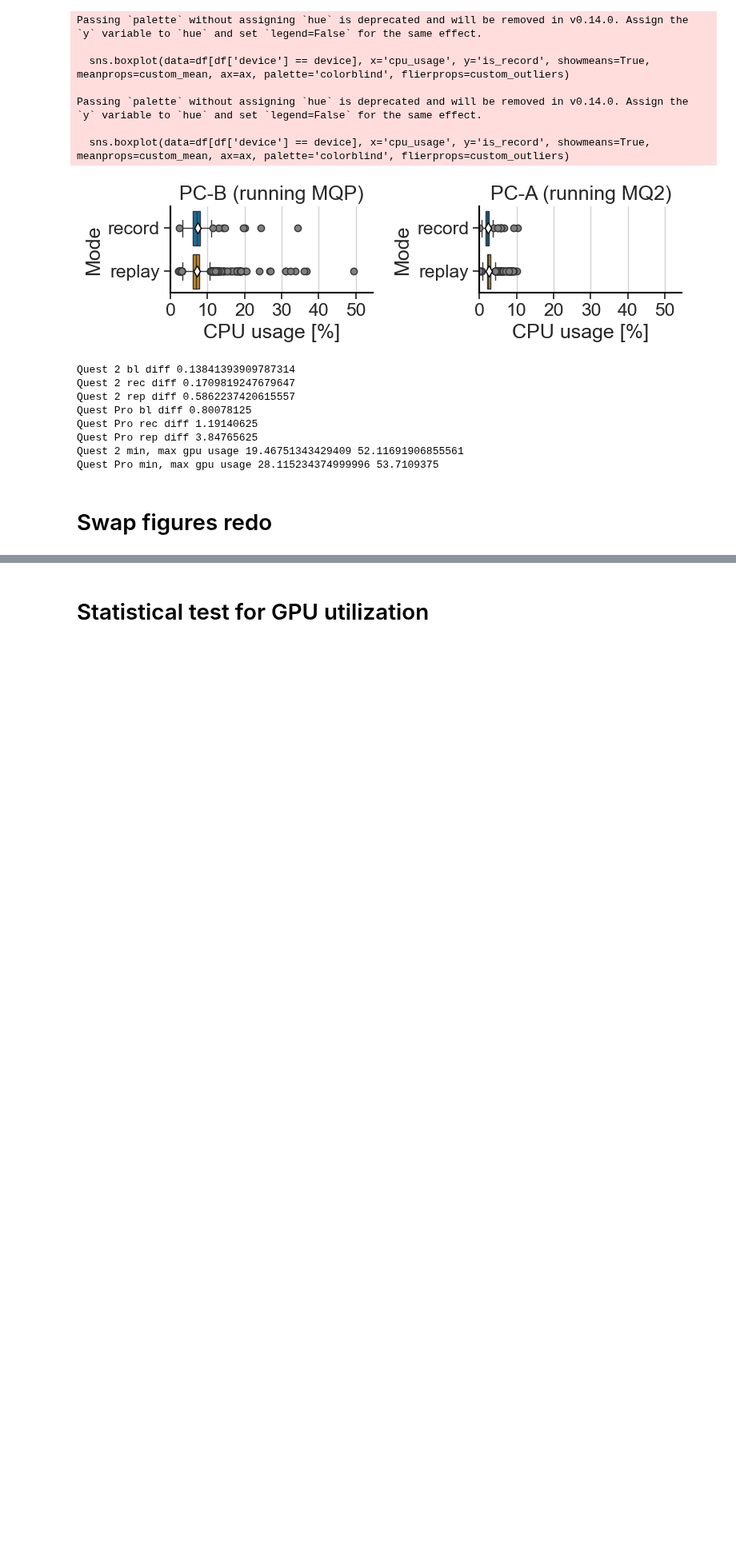
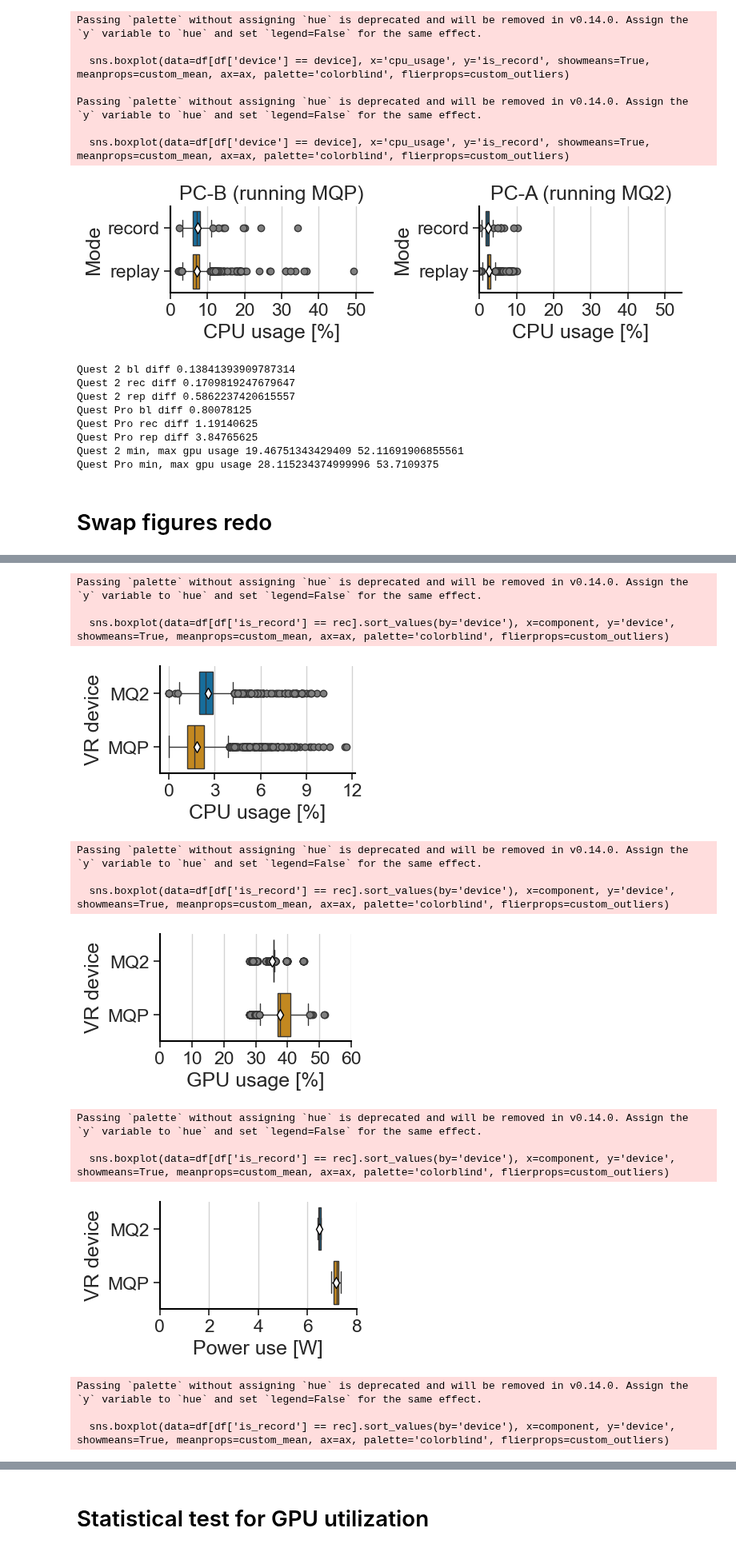
Before and after one commit to Raiduy/librnr-experiments, a Jupyter notebook: analysis_BM.ipynb, the cells around one changed output, grey strips where cells are left out. Shown at 80% size. Cells and saved outputs as stored; diff of their text form; code cells hidden in the pictures; blank space fills up the shorter version.

Commit message:
add offloading figures

```diff
--- a/analysis_BM.ipynb
+++ b/analysis_BM.ipynb
@@ -727,0 +760,11 @@ Passing `palette` without assigning `hue` is deprecated and will be removed in v
+# %%
+bm['experiment'] = 'validation'
+swap_bm['experiment'] = 'swap'
+
+bm['host_machine'] = ['PC-A' if device == 'Quest-Pro' else 'PC-B' for device in bm['device']]
+swap_bm['host_machine'] = ['PC-A' if device == 'Quest-2' else 'PC-B' for device in swap_bm['device']]
+
+bm_full = pd.concat([swap_bm, bm])
+
+full_df = pd.merge(full_df, bm_full, on=['device', 'app', 'is_record', 'repetition', 'experiment', 'host_machine'])
+# full_df = pd.merge(full_df, full_lc, on=['device', 'app', 'repetition', 'experiment', 'host_machine'])
@@ -727,0 +788,43 @@ Passing `palette` without assigning `hue` is deprecated and will be removed in v
+# %%
+def plot_cpu_usage_simple(df, out_folder, component, xlabel, xrange):
+    fig, ax = plt.subplots(1, 1, figsize=(4, 2.5))
+    is_record_list = ['replay']
+
+    for i, rec in enumerate(is_record_list):
+        sns.boxplot(data=df[df['is_record'] == rec].sort_values(by='device'), x=component, y='device', showmeans=True, meanprops=custom_mean, ax=ax, palette='colorblind', flierprops=custom_outliers)
+        if component == 'FPS':
+            ax.axvline(x=72, color='r', linestyle='--')
+        ax.set_xlabel(xlabel)
+        ax.set_ylabel('VR device')
+
+        ax.set_xticks(xrange)
+
+    if component == 'Energy per Second (J/s)':
+        component = 'power'
+    plt.tight_layout()
+    plt.savefig(f'./figures/{out_folder}/PC-A_device_vs_{component}.pdf', bbox_inches='tight', format='pdf')
+    plt.show()
+
+
+full_df['device'] = full_df['device'].apply(lambda x: 'MQ2' if x == 'Quest-2' else ('MQP' if x == 'Quest-Pro' else x))
+# plot_gpu_usage_simple(full_df[full_df['host_machine'] == 'PC-A'], 'wkload_offl')
+plot_cpu_usage_simple(full_df[full_df['host_machine'] == 'PC-A'], 'wkload_offl', 'cpu_usage', 'CPU usage [%]', np.arange(0, 15, 3))
+plot_cpu_usage_simple(full_df[full_df['host_machine'] == 'PC-A'], 'wkload_offl', 'gpu_usage', 'GPU usage [%]', np.arange(0, 70, 10))
+plot_cpu_usage_simple(full_df[full_df['host_machine'] == 'PC-A'], 'wkload_offl', 'Energy per Second (J/s)', 'Power use [W]', np.arange(0, 9, 2))
+plot_cpu_usage_simple(full_lc[full_lc['host_machine'] == 'PC-A'], 'wkload_offl', 'FPS', 'Frames per second', np.arange(0, 80, 10))
+# %% [output]
+Passing `palette` without assigning `hue` is deprecated and will be removed in v0.14.0. Assign the `y` variable to `hue` and set `legend=False` for the same effect.
+
+  sns.boxplot(data=df[df['is_record'] == rec].sort_values(by='device'), x=component, y='device', showmeans=True, meanprops=custom_mean, ax=ax, palette='colorblind', flierprops=custom_outliers)
+[figure, added]
+Passing `palette` without assigning `hue` is deprecated and will be removed in v0.14.0. Assign the `y` variable to `hue` and set `legend=False` for the same effect.
+
+  sns.boxplot(data=df[df['is_record'] == rec].sort_values(by='device'), x=component, y='device', showmeans=True, meanprops=custom_mean, ax=ax, palette='colorblind', flierprops=custom_outliers)
+[figure, added]
+Passing `palette` without assigning `hue` is deprecated and will be removed in v0.14.0. Assign the `y` variable to `hue` and set `legend=False` for the same effect.
+
+  sns.boxplot(data=df[df['is_record'] == rec].sort_values(by='device'), x=component, y='device', showmeans=True, meanprops=custom_mean, ax=ax, palette='colorblind', flierprops=custom_outliers)
+[figure, added]
+Passing `palette` without assigning `hue` is deprecated and will be removed in v0.14.0. Assign the `y` variable to `hue` and set `legend=False` for the same effect.
+
+  sns.boxplot(data=df[df['is_record'] == rec].sort_values(by='device'), x=component, y='device', showmeans=True, meanprops=custom_mean, ax=ax, palette='colorblind', flierprops=custom_outliers)
```
Also changed, not shown: parts of 10 cells of this notebook, 17 other files.
